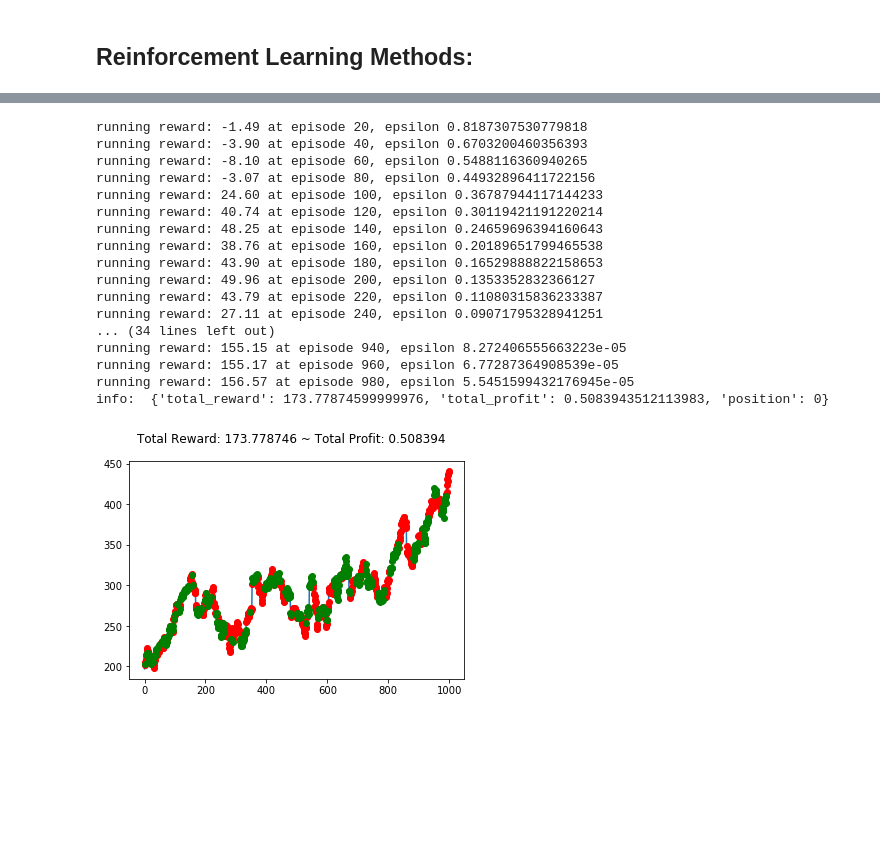
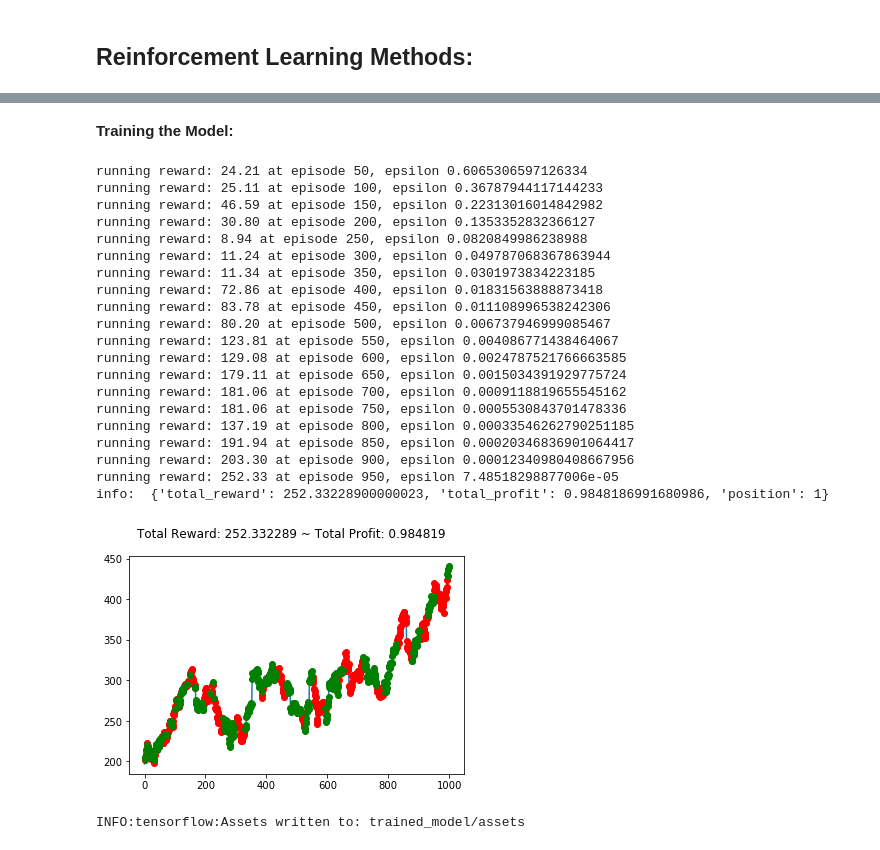
Before and after one commit to fshi3/RL_stock_trading, a Jupyter notebook: RL - Stock Trading Algo.ipynb, the cells around one changed output, grey strips where cells are left out. Cells and saved outputs as stored; diff of their text form; code cells hidden in the pictures; blank space fills up the shorter version.

```diff
--- a/RL - Stock Trading Algo.ipynb
+++ b/RL - Stock Trading Algo.ipynb
@@ -182,4 +182,6 @@ model_target = model_creator()
 
 model.build((batch_size,obssize,))
 model_target.build((batch_size,obssize,))
+# %% [markdown]
+**Training the Model:**
 # %%
@@ -203,14 +205,12 @@ running_rewards_history = []
 max_memory = 200 # You can experiment with different sizes.
 
 running_reward = 0
-episode_count = 0
 timestep_count = 0
-frame_count = 0
 
 update_after_actions = 4
 
 # How often to update the target network
-target_update_every = 20
+target_update_every = 50
 loss_function = keras.losses.MeanSquaredError()
 
 epsilon = 1
@@ -285,48 +285,55 @@ while True:
             # We consider only the relevant actions
             Q_of_actions = tf.reduce_sum(tf.multiply(q_values, relevant_actions), axis=1)
             # Calculate loss between principal network and target network
             loss = loss_function(Q_targets, Q_of_actions)
 
             # Nudge the weights of the trainable variables towards
             grads = tape.gradient(loss, model.trainable_variables)
             optimizer.apply_gradients(zip(grads, model.trainable_variables))
 
     if timestep_count % target_update_every == 0:
         # update the the target network with new weights
         model_target.set_weights(model.get_weights())
         # Log details
         template = "running reward: {:.2f} at episode {}, epsilon {}"
         print(template.format(running_reward, timestep_count, epsilon))
 
     # Don't let the memory grow beyond the limit
     if len(rewards_history) > max_memory:
         del action_history[:1]
         del state_history[:1]
         del state_next_history[:1]
         del rewards_history[:1]
         del done_history[:1]
 
     if done:
         print("info: ", info)
         break
 
 env_training.render_all()
 # %% [output]
-running reward: -1.49 at episode 20, epsilon 0.8187307530779818
-running reward: -3.90 at episode 40, epsilon 0.6703200460356393
-running reward: -8.10 at episode 60, epsilon 0.5488116360940265
-running reward: -3.07 at episode 80, epsilon 0.44932896411722156
-running reward: 24.60 at episode 100, epsilon 0.36787944117144233
-running reward: 40.74 at episode 120, epsilon 0.30119421191220214
-running reward: 48.25 at episode 140, epsilon 0.24659696394160643
-running reward: 38.76 at episode 160, epsilon 0.20189651799465538
-running reward: 43.90 at episode 180, epsilon 0.16529888822158653
-running reward: 49.96 at episode 200, epsilon 0.1353352832366127
-running reward: 43.79 at episode 220, epsilon 0.11080315836233387
-running reward: 27.11 at episode 240, epsilon 0.09071795328941251
-... (34 lines left out)
-running reward: 155.15 at episode 940, epsilon 8.272406555663223e-05
-running reward: 155.17 at episode 960, epsilon 6.77287364908539e-05
-running reward: 156.57 at episode 980, epsilon 5.5451599432176945e-05
-info:  {'total_reward': 173.77874599999976, 'total_profit': 0.5083943512113983, 'position': 0}
+running reward: 24.21 at episode 50, epsilon 0.6065306597126334
+running reward: 25.11 at episode 100, epsilon 0.36787944117144233
+running reward: 46.59 at episode 150, epsilon 0.22313016014842982
+running reward: 30.80 at episode 200, epsilon 0.1353352832366127
+running reward: 8.94 at episode 250, epsilon 0.0820849986238988
+running reward: 11.24 at episode 300, epsilon 0.049787068367863944
+running reward: 11.34 at episode 350, epsilon 0.0301973834223185
+running reward: 72.86 at episode 400, epsilon 0.01831563888873418
+running reward: 83.78 at episode 450, epsilon 0.011108996538242306
+running reward: 80.20 at episode 500, epsilon 0.006737946999085467
+running reward: 123.81 at episode 550, epsilon 0.004086771438464067
+running reward: 129.08 at episode 600, epsilon 0.0024787521766663585
+running reward: 179.11 at episode 650, epsilon 0.0015034391929775724
+running reward: 181.06 at episode 700, epsilon 0.0009118819655545162
+running reward: 181.06 at episode 750, epsilon 0.0005530843701478336
+running reward: 137.19 at episode 800, epsilon 0.00033546262790251185
+running reward: 191.94 at episode 850, epsilon 0.00020346836901064417
+running reward: 203.30 at episode 900, epsilon 0.00012340980408667956
+running reward: 252.33 at episode 950, epsilon 7.48518298877006e-05
+info:  {'total_reward': 252.33228900000023, 'total_profit': 0.9848186991680986, 'position': 1}
-[figure, old version]
+[figure, new version]
+# %%
+model.save("trained_model")
+# %% [output]
+INFO:tensorflow:Assets written to: trained_model/assets
```
Also changed, not shown: parts of 12 cells of this notebook.
